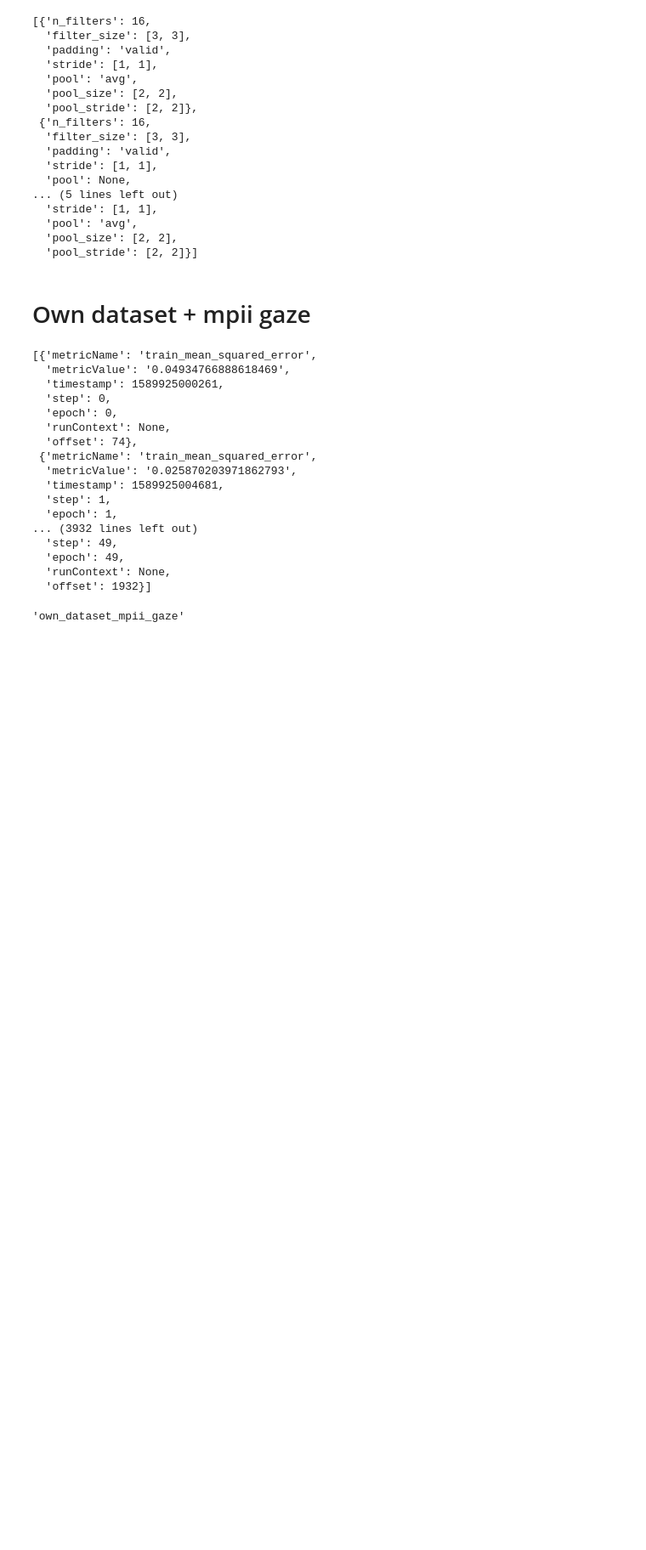
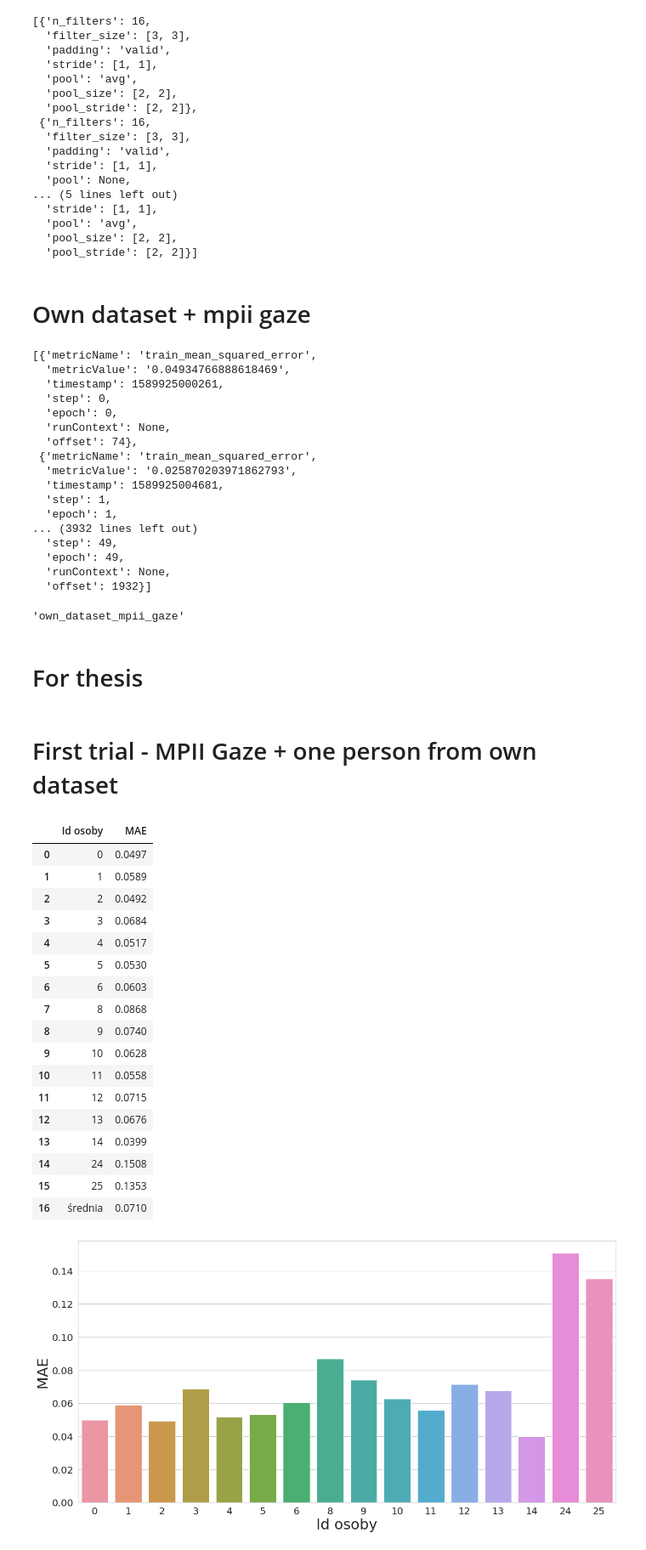
Before and after one commit to lukaszsus/gaze-estimation, a Jupyter notebook: notebooks/results_for_thesis_download_experiment.ipynb, the cells around one changed output. Shown: that part at 85% size. Drawn from its saved outputs; the diff is of its cells as text; code cells hidden in the pictures; blank space fills up the shorter version.

Commit message:
Many notebooks with results analysis (plots and tables mainly) for thesis.

```diff
--- a/notebooks/results_for_thesis_download_experiment.ipynb
+++ b/notebooks/results_for_thesis_download_experiment.ipynb
@@ -224,3 +225,10 @@ exp.get_metrics()
 exp.name
 # %% [output]
 'own_dataset_mpii_gaze'
+# %% [markdown]
+# For thesis
+# %% [markdown]
+# First trial - MPII Gaze + one person from own dataset
+# %%
+url = "lukaszsus/gaze-estimation/9065d73b0a9f45c9af35c9c08e31878d"
+file_name = "first_own_mpiigaze"
@@ -226,0 +264,41 @@ exp.name
+# %%
+def generate_df_plot_error_per_person(url, file_name):
+    exp = comet_api.get(url)
+    df_metrics_exp = pd.DataFrame(exp.get_metrics_summary())
+    df_metrics_exp = df_metrics_exp.astype({"valueMax": float,
+                                       "valueMin": float,
+                                       "valueCurrent": float})
+
+    df_error_per_person = bar_plot_per_person_coords(df_metrics_exp, file_name + ".png")
+    mean = np.mean(df_error_per_person["MAE"].values)
+    df_error_per_person = df_error_per_person.append([{"Id osoby": "średnia", "MAE": mean}], ignore_index=True)
+    df_error_per_person = df_error_per_person.round({"MAE": 4})
+    df_error_per_person
+
+    latex = df_error_per_person.to_latex(index=False).replace(".", ",")
+    with open(os.path.join(FOR_THESIS_DIR, file_name + ".txt"), 'w') as file:
+        file.write(latex)
+
+    return df_error_per_person
+# %%
+generate_df_plot_error_per_person(url, file_name)
+# %% [output]
+|  | Id osoby | MAE |
+| 0 | 0 | 0.0497 |
+| 1 | 1 | 0.0589 |
+| 2 | 2 | 0.0492 |
+| 3 | 3 | 0.0684 |
+| 4 | 4 | 0.0517 |
+| 5 | 5 | 0.0530 |
+| 6 | 6 | 0.0603 |
+| 7 | 8 | 0.0868 |
+| 8 | 9 | 0.0740 |
+| 9 | 10 | 0.0628 |
+| 10 | 11 | 0.0558 |
+| 11 | 12 | 0.0715 |
+| 12 | 13 | 0.0676 |
+| 13 | 14 | 0.0399 |
+| 14 | 24 | 0.1508 |
+| 15 | 25 | 0.1353 |
+| 16 | średnia | 0.0710 |
+[figure, added]
```
Also changed, not shown: parts of 27 cells of this notebook, 7 other files.
